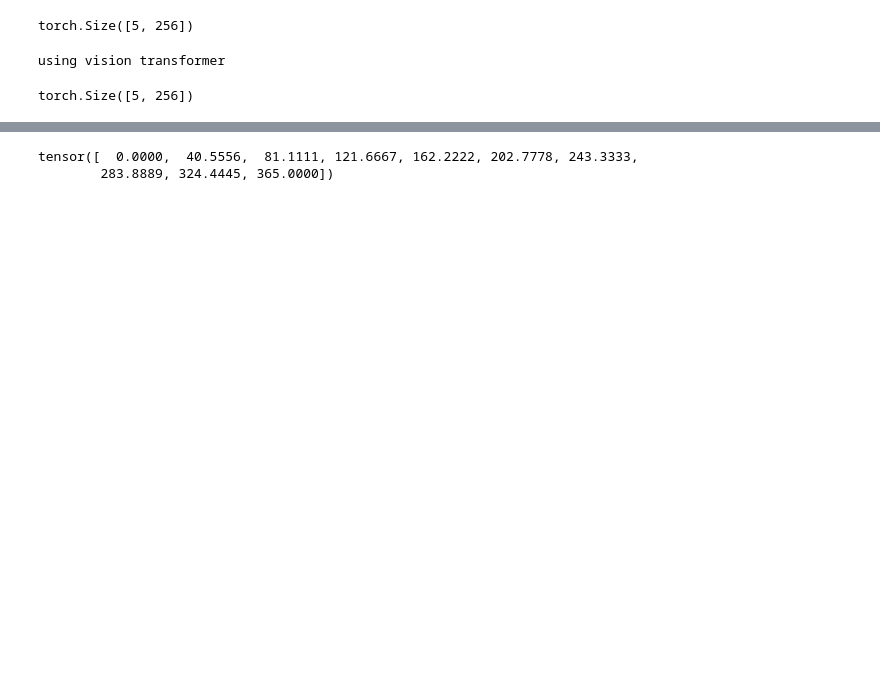
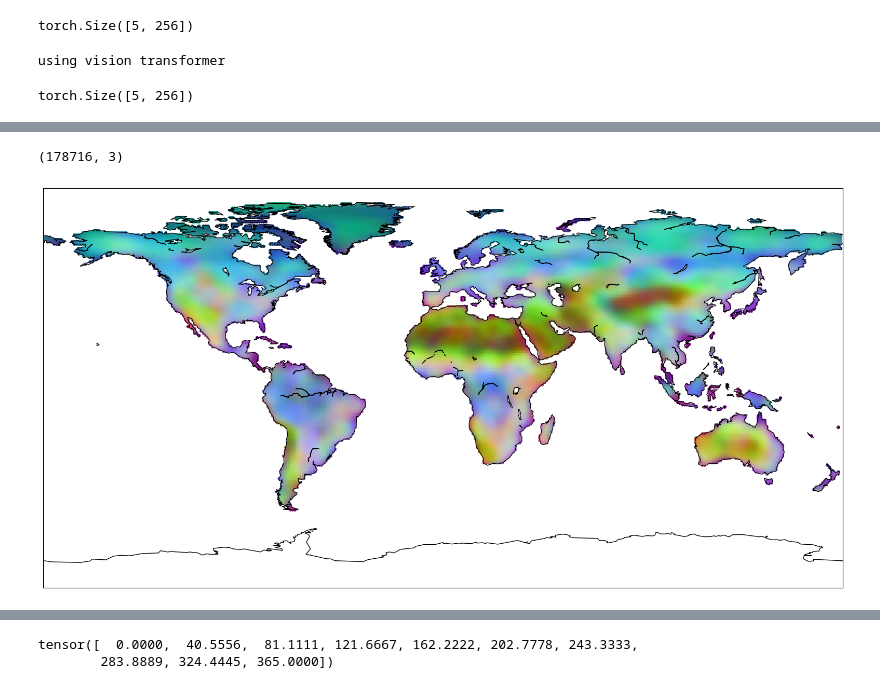
Before and after one commit to arizonat/satclip, a Jupyter notebook: satclip/satclip_temporal_basics.ipynb, the cells around one changed output, grey strips where cells are left out. Saved outputs shown, nothing was run; the diff lists cells and outputs as text; code cells hidden in the pictures; blank space fills up the shorter version.

```diff
--- a/satclip/satclip_temporal_basics.ipynb
+++ b/satclip/satclip_temporal_basics.ipynb
@@ -33,0 +190,17 @@ torch.Size([5, 256])
+# %%
+# Summer
+fig, ax = plt.subplots(1,1, figsize=(20, 10))
+m = Basemap(projection='cyl', resolution='c', ax=ax)
+m.drawcoastlines()
+
+# Land mask
+t_land_idx = np.logical_or(land_coords[:, 2] > 80, land_coords[:, 2] < 170)  # Summer time
+t_land_coords = land_coords[t_land_idx]
+t_land_pca = land_pca[t_land_idx]
+print(t_land_coords.shape)
+
+ax.scatter(t_land_coords[:, 0], t_land_coords[:, 1], s=10, c=t_land_pca, label="Location")
+plt.show()
+# %% [output]
+(178716, 3)
+[figure, added]
```
Also changed, not shown: parts of 18 cells of this notebook, 1 other file.
